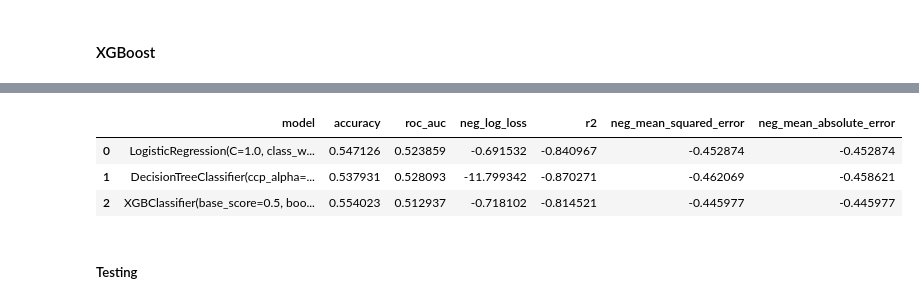
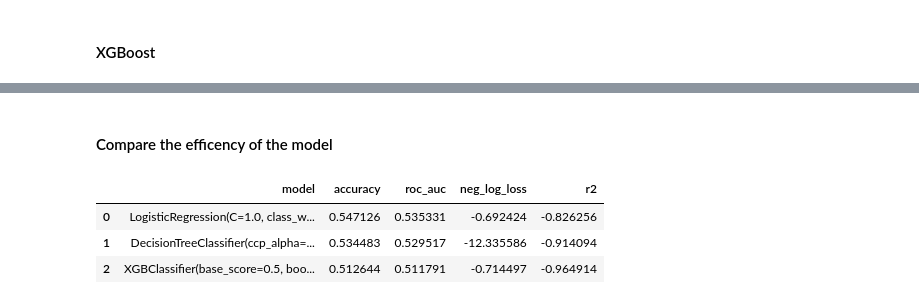
Before and after one commit to muluwork-shegaw/10Acad_week4, a Jupyter notebook: AB_Testing.ipynb, the cells around one changed output, grey strips where cells are left out. Drawn from its saved outputs; the diff is of its cells as text; code cells hidden in the pictures.

```diff
--- a/AB_Testing.ipynb
+++ b/AB_Testing.ipynb
@@ -624,4 +630,0 @@ XGBClassifier(base_score=0.5, booster='gbtree', colsample_bylevel=1,
-# %%
-feat_importance = pd.Series(xg_reg.feature_importances_, index=train_invar.columns)
-feat_importance.plot(kind='bar')
-plt.show()
@@ -631,0 +675,7 @@ plt.show()
+# %%
+models = XG_Boost()
+models.fit(train_invar,train_targ)
+pe = models.get_predicate_(valid_invar)
+a = models.get_accuracy(pe,k_fold)
+loss= models.get_loss(k_fold)
+models.get_error_metrics(k_fold).T
@@ -631,0 +704,10 @@ plt.show()
+# %%
+#create models
+log_model = LogisticReg()
+decision_tree = Decision_Tree()
+xg_boost = XG_Boost()
+
+#Train the model
+log_model.fit(train_invar,train_targ)
+decision_tree.fit(train_invar,train_targ)
+xg_boost.fit(train_invar,train_targ)
@@ -632,9 +752,10 @@ plt.show()
+# %% [markdown]
+#### Compare the efficency of the model
 # %%
 from sklearn import model_selection
 
 def error_metrics(model, train_data, train_targ, kfold):
-    scoring = ["accuracy","roc_auc","neg_log_loss","r2",
-             "neg_mean_squared_error","neg_mean_absolute_error"]
+    scoring = ["accuracy","roc_auc","neg_log_loss","r2"]
 
     error_metrics = pd.DataFrame()
     error_metrics["model"] = model
@@ -650,11 +771,9 @@ def error_metrics(model, train_data, train_targ, kfold):
     return error_metrics
 # %%
 
-error_metrics(model=[log_model,regressor,xg_reg],train_data = train_invar, train_targ = train_targ, kfold=k_fold)
+error_metrics(model=[log_model.model,decision_tree.model,xg_boost.model],train_data = train_invar, train_targ = train_targ, kfold=k_fold)
 # %% [output]
-|  | model | accuracy | roc_auc | neg_log_loss | r2 | neg_mean_squared_error | neg_mean_absolute_error |
-| 0 | LogisticRegression(C=1.0, class_w... | 0.547126 | 0.523859 | -0.691532 | -0.840967 | -0.452874 | -0.452874 |
-| 1 | DecisionTreeClassifier(ccp_alpha=... | 0.537931 | 0.528093 | -11.799342 | -0.870271 | -0.462069 | -0.458621 |
-| 2 | XGBClassifier(base_score=0.5, boo... | 0.554023 | 0.512937 | -0.718102 | -0.814521 | -0.445977 | -0.445977 |
+|  | model | accuracy | roc_auc | neg_log_loss | r2 |
+| 0 | LogisticRegression(C=1.0, class_w... | 0.547126 | 0.535331 | -0.692424 | -0.826256 |
+| 1 | DecisionTreeClassifier(ccp_alpha=... | 0.534483 | 0.529517 | -12.335586 | -0.914094 |
+| 2 | XGBClassifier(base_score=0.5, boo... | 0.512644 | 0.511791 | -0.714497 | -0.964914 |
-# %% [markdown]
-##### Testing
```
Also changed, not shown: parts of 38 cells of this notebook.
